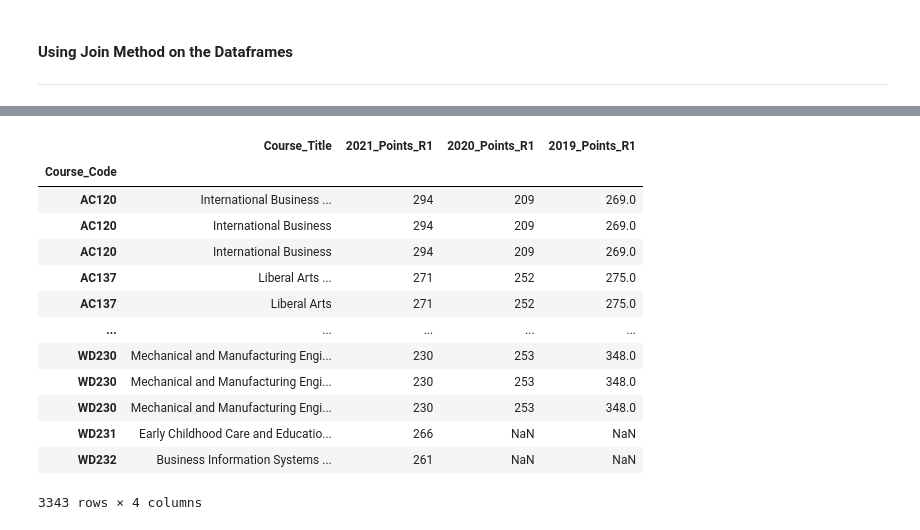
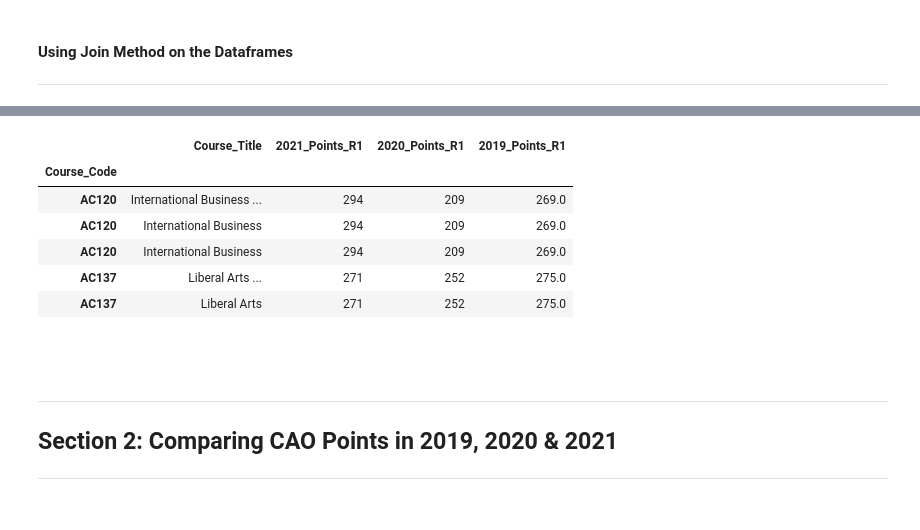
Before and after one commit to G00398258/fundsofda-assessment, a Jupyter notebook: cao.ipynb, the cells around one changed output, grey strips where cells are left out. Saved outputs shown, nothing was run; the diff lists cells and outputs as text; code cells hidden in the pictures.

Commit message:
Tidying up notebook before moving onto analysis of CAO points

```diff
--- a/cao.ipynb
+++ b/cao.ipynb
@@ -415,19 +361,20 @@ df19_r1.set_index("Course_Code",inplace=True)
 # %%
 # Join to the df20_r1 df
 df_allcourses = df_allcourses.join(df19_r1)
-df_allcourses
+
+# Now we can have a look at the new df with R1 points from each of the 3 years
+df_allcourses.head()
 # %% [output]
 |  | Course_Title | 2021_Points_R1 | 2020_Points_R1 | 2019_Points_R1 |
 | Course_Code |  |  |  |  |
 | AC120 | International Business ... | 294 | 209 | 269.0 |
 | AC120 | International Business | 294 | 209 | 269.0 |
 | AC120 | International Business | 294 | 209 | 269.0 |
 | AC137 | Liberal Arts ... | 271 | 252 | 275.0 |
 | AC137 | Liberal Arts | 271 | 252 | 275.0 |
-| ... | ... | ... | ... | ... |
-| WD230 | Mechanical and Manufacturing Engi... | 230 | 253 | 348.0 |
-| WD230 | Mechanical and Manufacturing Engi... | 230 | 253 | 348.0 |
-| WD230 | Mechanical and Manufacturing Engi... | 230 | 253 | 348.0 |
-| WD231 | Early Childhood Care and Educatio... | 266 | NaN | NaN |
-| WD232 | Business Information Systems ... | 261 | NaN | NaN |
-3343 rows × 4 columns
+# %% [markdown]
+<br>
+# %% [markdown]
+***
+## Section 2: Comparing CAO Points in 2019, 2020 & 2021
+***
```
Also changed, not shown: parts of 25 cells of this notebook.
